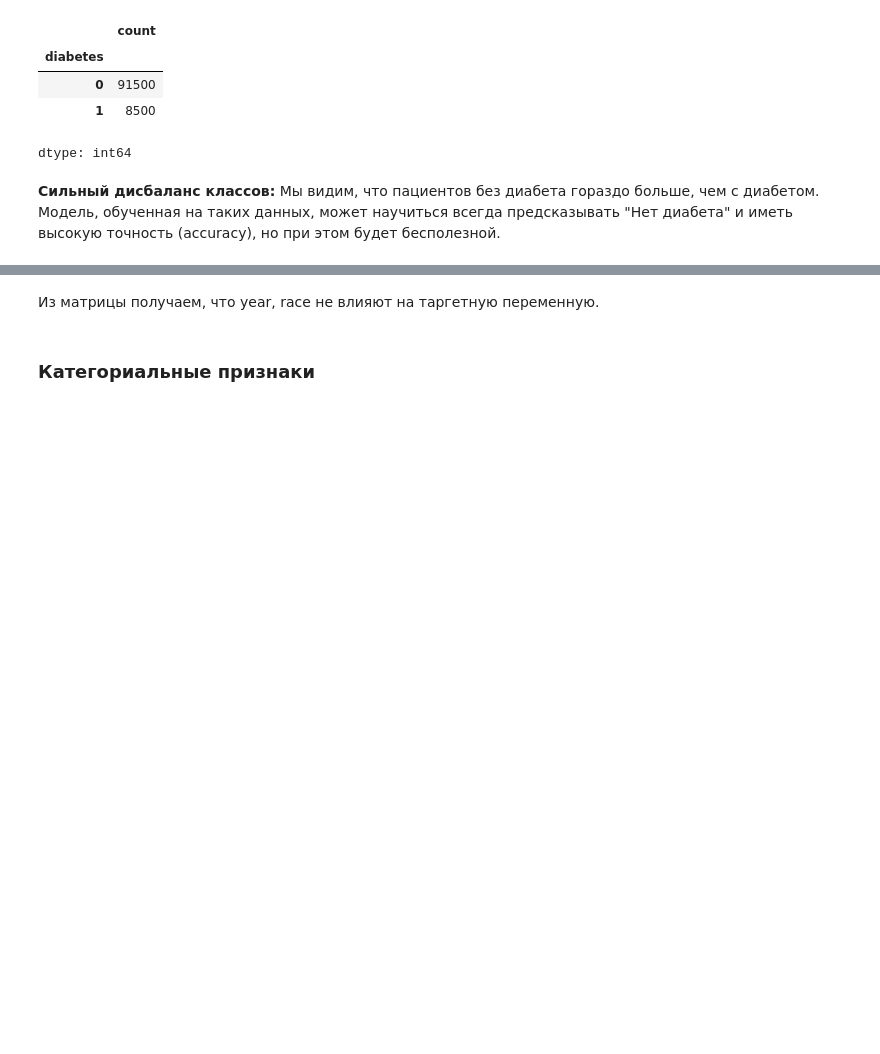
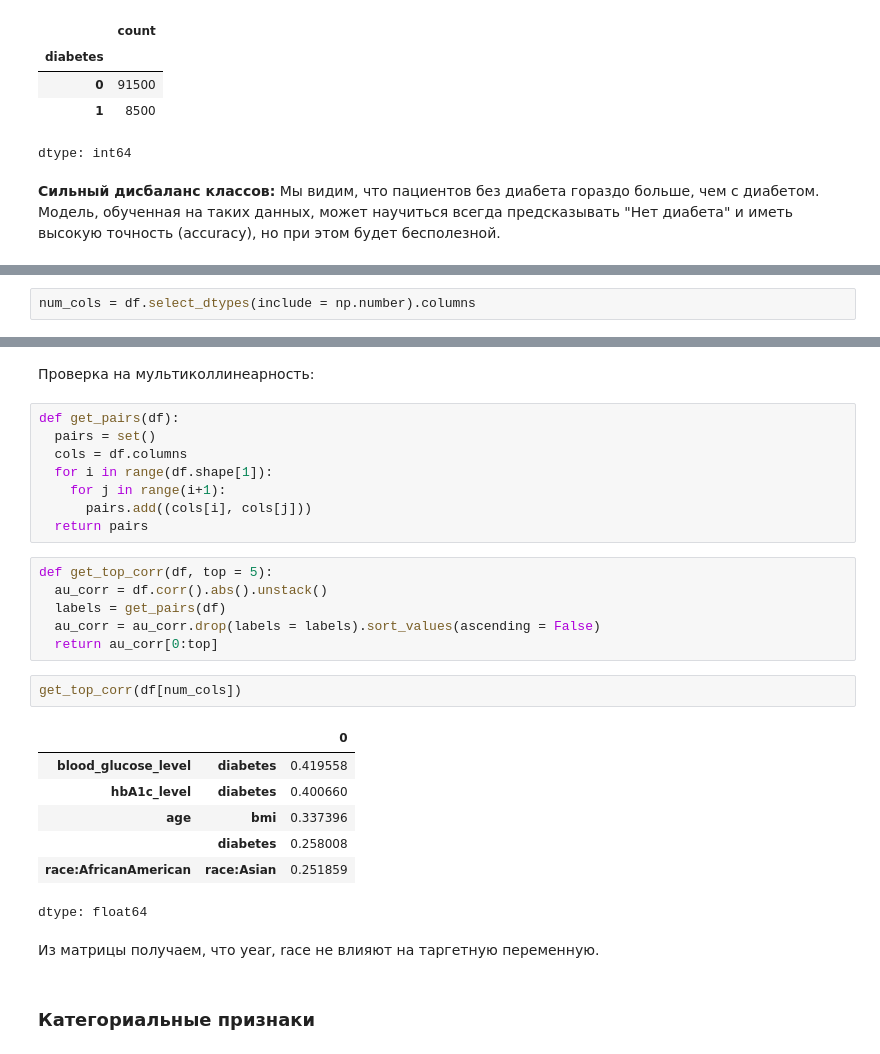
Before and after one commit to Leraniki/ML_uni, a Jupyter notebook: HW_3.ipynb, the cells around one changed output, grey strips where cells are left out. Saved outputs shown, nothing was run; the diff lists cells and outputs as text; blank space fills up the shorter version.

```diff
--- a/HW_3.ipynb
+++ b/HW_3.ipynb
@@ -90 +92,3 @@ X_for_corr = df.drop(cat_features, axis = 1)
+# %%
+num_cols = df.select_dtypes(include = np.number).columns
 # %%
@@ -97,4 +99,30 @@ sns.heatmap(corr_matrix, annot = True, fmt= '.2f', cmap='coolwarm', linewidths=.
 [figure]
+# %% [markdown]
+Проверка на мультиколлинеарность:
+# %%
+def get_pairs(df):
+  pairs = set()
+  cols = df.columns
+  for i in range(df.shape[1]):
+    for j in range(i+1):
+      pairs.add((cols[i], cols[j]))
+  return pairs
+# %%
+def get_top_corr(df, top = 5):
+  au_corr = df.corr().abs().unstack()
+  labels = get_pairs(df)
+  au_corr = au_corr.drop(labels = labels).sort_values(ascending = False)
+  return au_corr[0:top]
+# %%
+get_top_corr(df[num_cols])
+# %% [output]
+|  |  | 0 |
+| blood_glucose_level | diabetes | 0.419558 |
+| hbA1c_level | diabetes | 0.400660 |
+| age | bmi | 0.337396 |
+|  | diabetes | 0.258008 |
+| race:AfricanAmerican | race:Asian | 0.251859 |
+dtype: float64
 # %% [markdown]
 Из матрицы получаем, что year, race не влияют на таргетную переменную.
 # %% [markdown]
```
Also changed, not shown: parts of 59 cells of this notebook.
